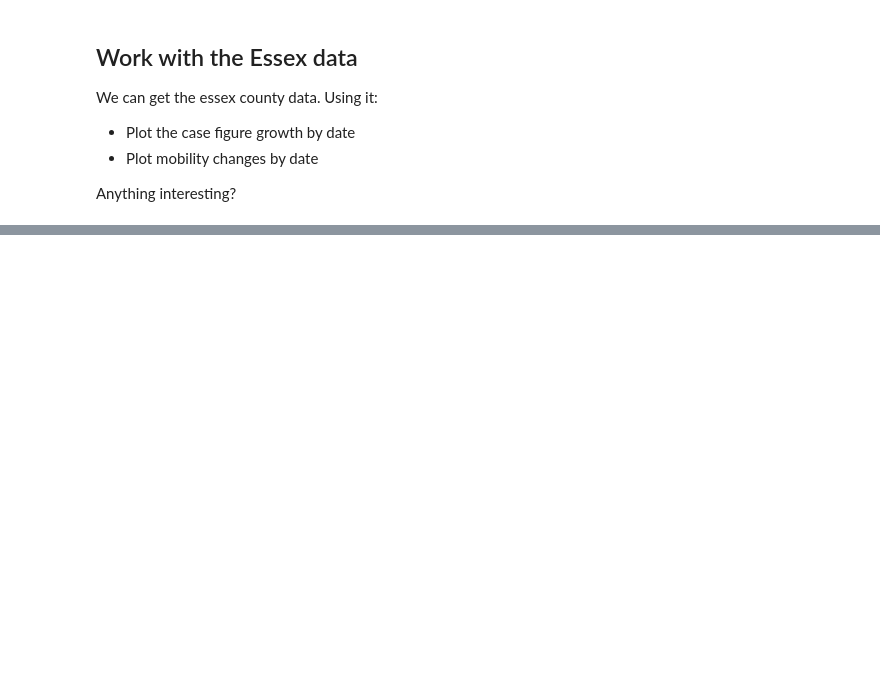
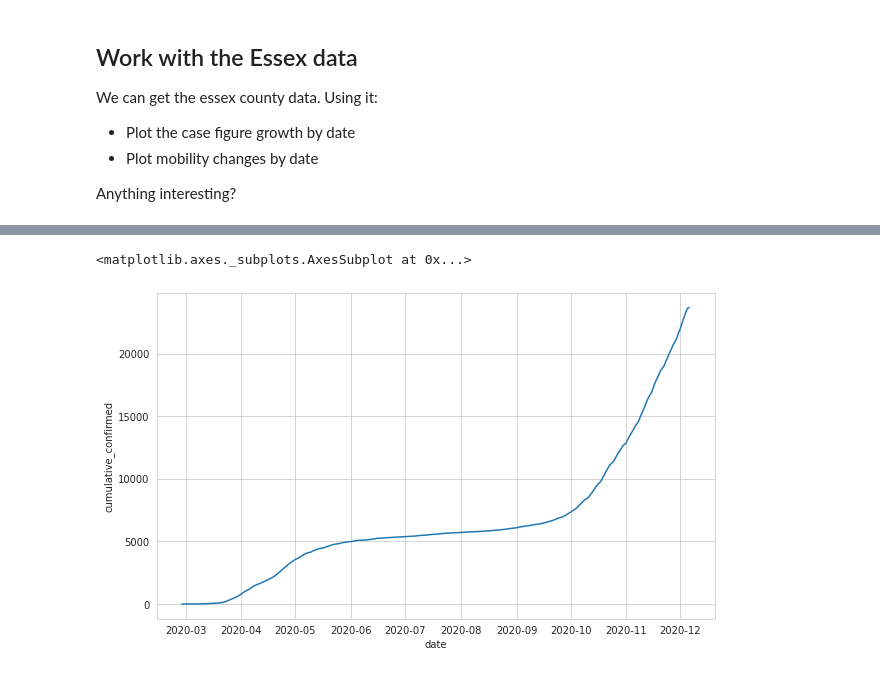
Before and after one commit to amatsuo-gv918-2020/GV918-Week10, a Jupyter notebook: Week10-Exercise1-BigQuery.ipynb, the cells around one changed output, grey strips where cells are left out. Drawn from its saved outputs; the diff is of its cells as text; code cells hidden in the pictures; blank space fills up the shorter version.

```diff
--- a/Week10-Exercise1-BigQuery.ipynb
+++ b/Week10-Exercise1-BigQuery.ipynb
@@ -27,7 +27,7 @@ import pandas as pd
 # %% [markdown]
 Go to the console and check your project name and paste here
 # %%
-project_id = ""
+project_id = "gv918-class"
 # %%
 client = bigquery.Client(project=project_id)
 # %% [markdown]
@@ -72,0 +207,11 @@ Anything interesting?
+# %%
+sns.set_style("whitegrid")
+# %%
+df_essex = client.query('''
+SELECT *
+FROM `bigquery-public-data.covid19_open_data.covid19_open_data`
+WHERE country_code = 'GB' AND subregion2_name = 'Essex'
+ORDER BY cumulative_confirmed DESC
+''').to_dataframe()
+
+df_essex.head()
@@ -72,0 +225,6 @@ Anything interesting?
+# %%
+plt.figure(figsize=(10, 6))
+sns.lineplot(x = 'date', y = 'cumulative_confirmed', data = df_essex)
+# %% [output]
+<matplotlib.axes._subplots.AxesSubplot at 0x...>
+[figure, added]
```
Also changed, not shown: parts of 16 cells of this notebook.
